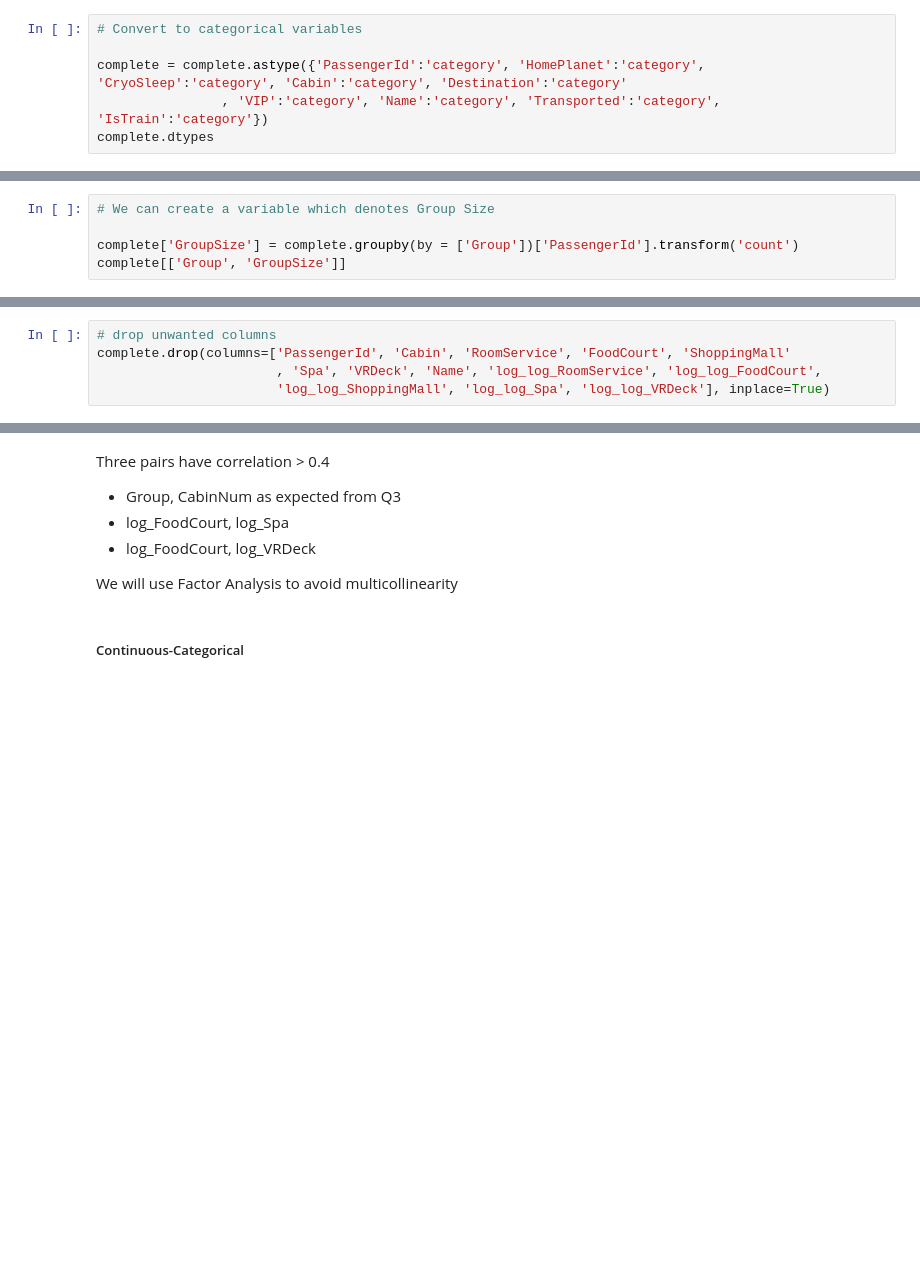
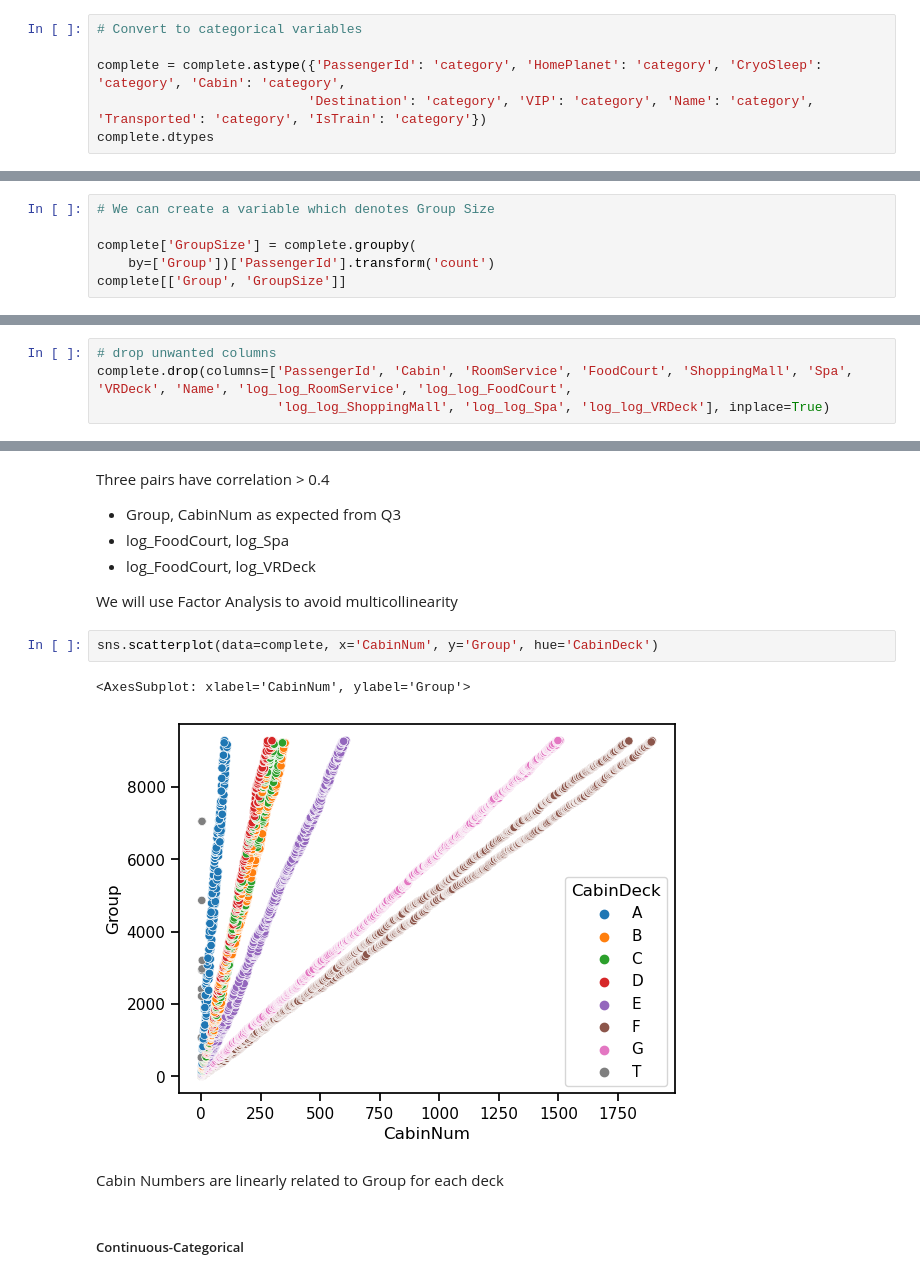
Before and after one commit to laksharora98/Portfolio, a Jupyter notebook: Kaggle Projects/Spaceship Titanic/EDA+MissingValues.ipynb, the cells around one changed output, grey strips where cells are left out. Cells and saved outputs as stored; diff of their text form; blank space fills up the shorter version.

```diff
--- a/Kaggle Projects/Spaceship Titanic/EDA.ipynb
+++ b/Kaggle Projects/Spaceship Titanic/EDA+MissingValues.ipynb
@@ -88,8 +92,8 @@ dtype: object
 # %%
 # Convert to categorical variables
 
-complete = complete.astype({'PassengerId':'category', 'HomePlanet':'category', 'CryoSleep':'category', 'Cabin':'category', 'Destination':'category'
-                , 'VIP':'category', 'Name':'category', 'Transported':'category', 'IsTrain':'category'})
+complete = complete.astype({'PassengerId': 'category', 'HomePlanet': 'category', 'CryoSleep': 'category', 'Cabin': 'category',
+                           'Destination': 'category', 'VIP': 'category', 'Name': 'category', 'Transported': 'category', 'IsTrain': 'category'})
 complete.dtypes
 # %% [output]
 PassengerId     category
@@ -164,7 +168,8 @@ Average number of passengers in a group are 1.398
 # %%
 # We can create a variable which denotes Group Size
 
-complete['GroupSize'] = complete.groupby(by = ['Group'])['PassengerId'].transform('count')
+complete['GroupSize'] = complete.groupby(
+    by=['Group'])['PassengerId'].transform('count')
 complete[['Group', 'GroupSize']]
 # %% [output]
 |  | Group | GroupSize |
@@ -576,7 +584,6 @@ Index(['PassengerId', 'HomePlanet', 'CryoSleep', 'Cabin', 'Destination', 'Age',
       dtype='object')
 # %%
 # drop unwanted columns
-complete.drop(columns=['PassengerId', 'Cabin', 'RoomService', 'FoodCourt', 'ShoppingMall'
-                       , 'Spa', 'VRDeck', 'Name', 'log_log_RoomService', 'log_log_FoodCourt',
+complete.drop(columns=['PassengerId', 'Cabin', 'RoomService', 'FoodCourt', 'ShoppingMall', 'Spa', 'VRDeck', 'Name', 'log_log_RoomService', 'log_log_FoodCourt',
                        'log_log_ShoppingMall', 'log_log_Spa', 'log_log_VRDeck'], inplace=True)
 # %%
@@ -629,6 +636,13 @@ Three pairs have correlation > 0.4
 * log_FoodCourt, log_VRDeck
 
 We will use Factor Analysis to avoid multicollinearity
+# %%
+sns.scatterplot(data=complete, x='CabinNum', y='Group', hue='CabinDeck')
+# %% [output]
+<AxesSubplot: xlabel='CabinNum', ylabel='Group'>
+[figure, added]
+# %% [markdown]
+Cabin Numbers are linearly related to Group for each deck
 # %% [markdown]
 ##### Continuous-Categorical
 # %%
```
Also changed, not shown: parts of 34 cells of this notebook, 8 other files.
